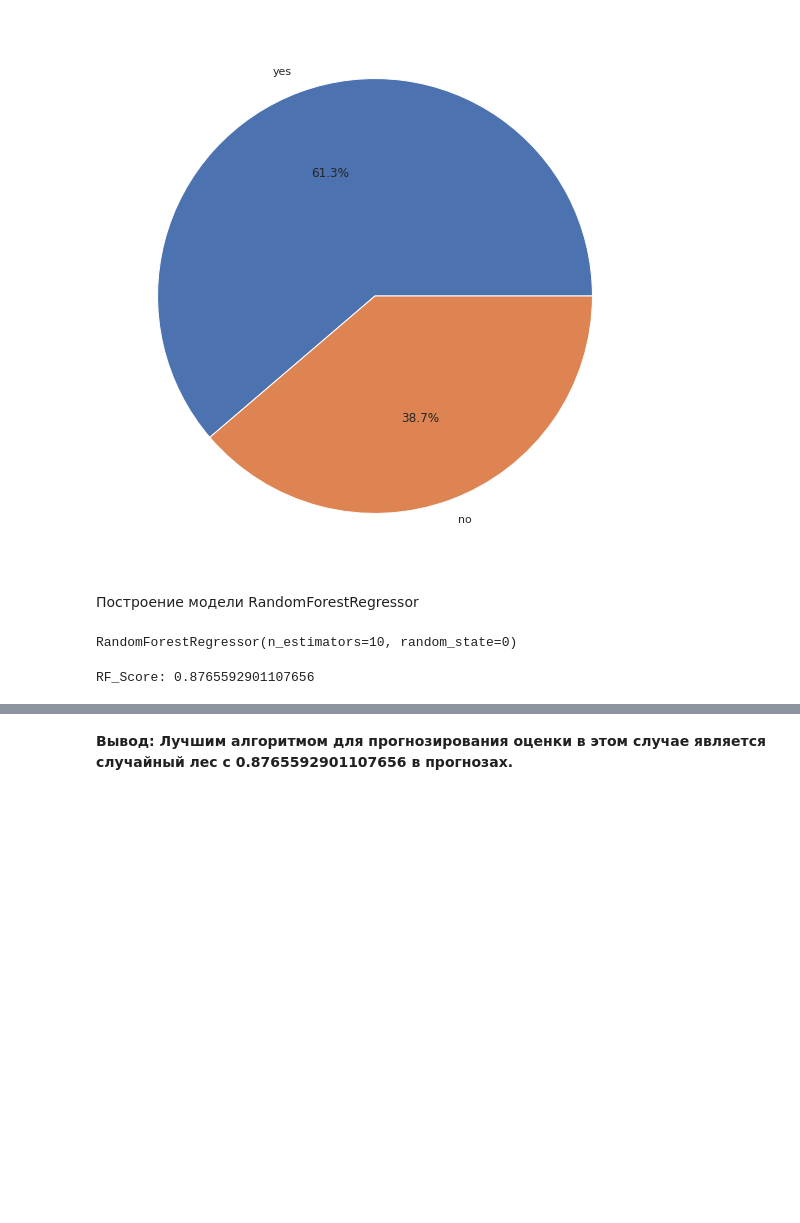
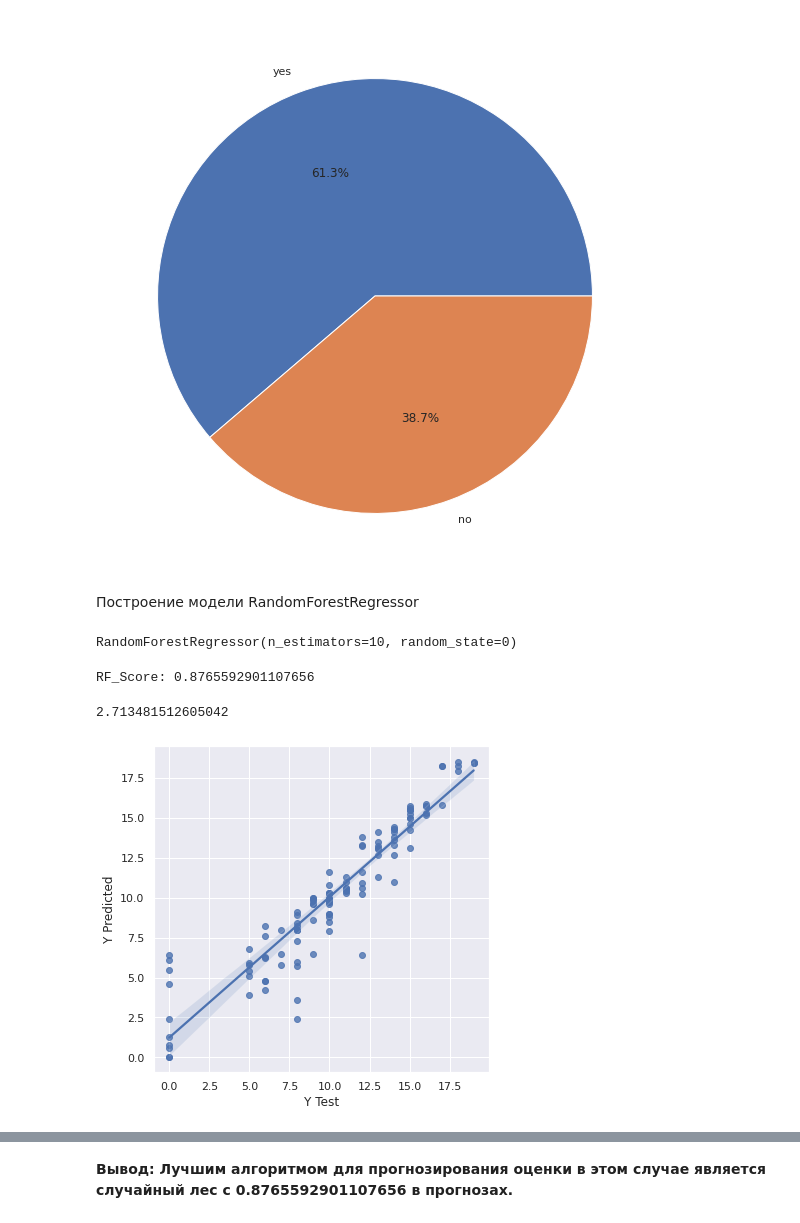
Before and after one commit to Ksenia-90/Machine_learning-_in_business, a Jupyter notebook: Project.ipynb, the cells around one changed output, grey strips where cells are left out. Drawn from its saved outputs; the diff is of its cells as text; code cells hidden in the pictures; blank space fills up the shorter version.

```diff
--- a/Project.ipynb
+++ b/Project.ipynb
@@ -162,3 +166,18 @@ score = (r2_score(y_test, y_rf_pred))
 print("RF_Score:", score)
 # %% [output]
 RF_Score: 0.8765592901107656
+# %%
+from sklearn.metrics import mean_squared_error
+
+print(mean_squared_error(y_test, y_rf_pred))
+# %% [output]
+2.713481512605042
+# %%
+plt.figure(figsize=(6,6))
+
+sns.regplot(y_test, y_rf_pred)
+plt.xlabel('Y Test')
+plt.ylabel('Y Predicted')
+plt.show()
+# %% [output]
+[figure, added]
```
Also changed, not shown: parts of 6 cells of this notebook.
